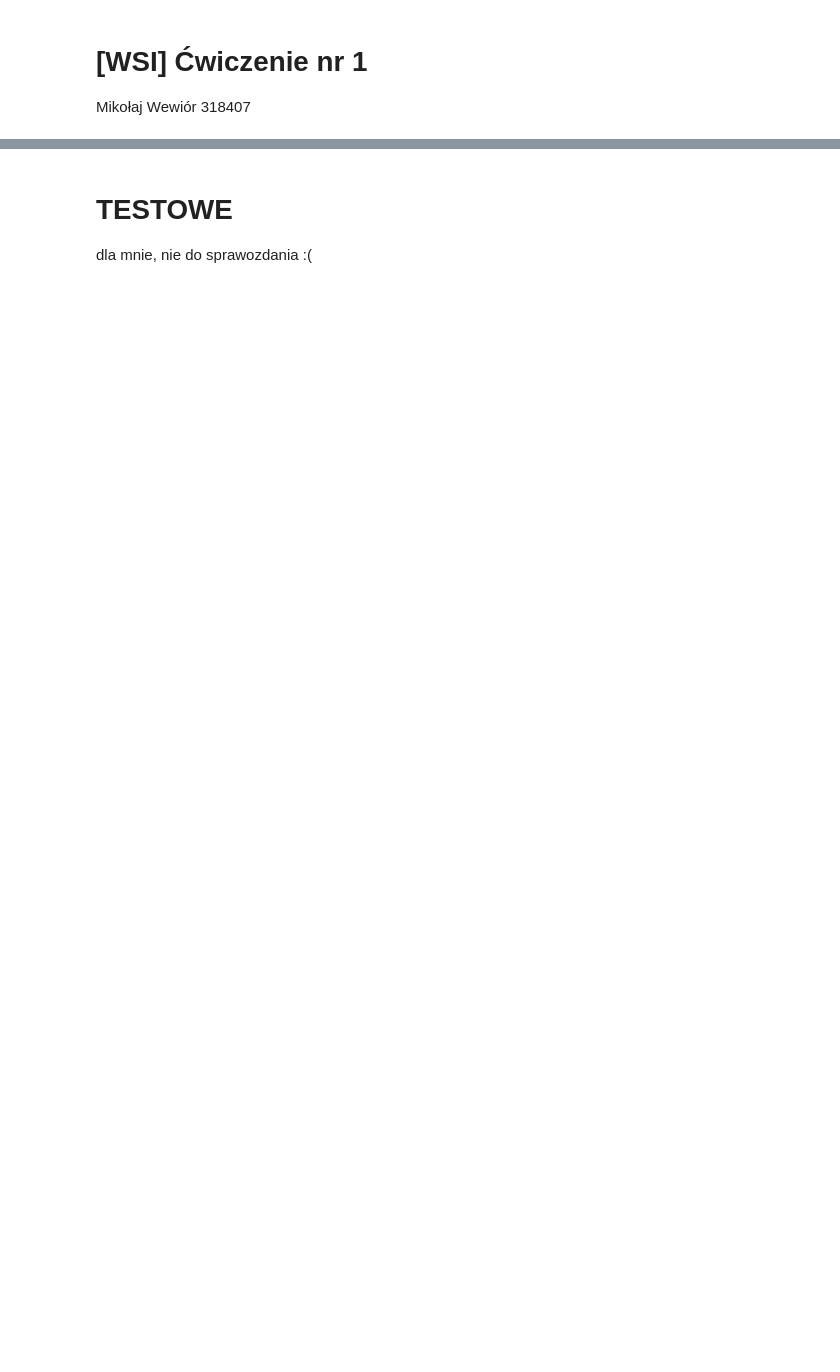
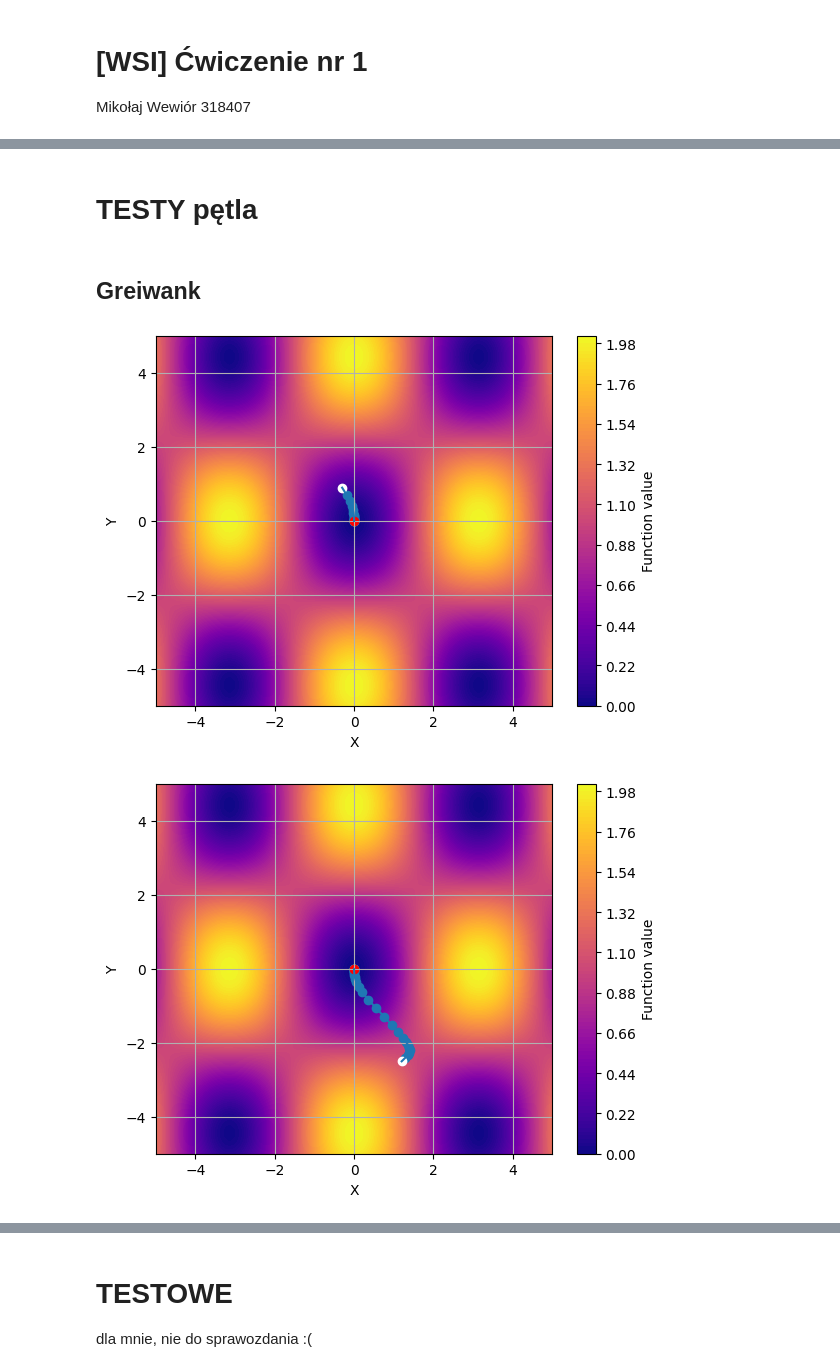
Before and after one commit to mwewior/introduction-to-ai, a Jupyter notebook: lab1/gradient.ipynb, the cells around one changed output, grey strips where cells are left out. Drawn from its saved outputs; the diff is of its cells as text; code cells hidden in the pictures; blank space fills up the shorter version.

```diff
--- a/lab1/gradient.ipynb
+++ b/lab1/gradient.ipynb
@@ -88,13 +88,17 @@ class Griewank(Function):
 
         SUM = 0
         for i in range(d):
-            SUM += x_vector[i]**2/4000
+            SUM += x_vector[i]**2
+        SUM = SUM / 4000
 
         PI = 1
         for i in range(d):
-            PI = PI*math.cos(x_vector[i]/math.sqrt(i+1))
+            PI = PI*math.cos(
+                x_vector[i]*math.sqrt(i+1)/(i+1)
+            )
 
         return SUM - PI + 1
+
 
     def grad(self, x_vector, i):
         x = x_vector
@@ -102,10 +106,10 @@ class Griewank(Function):
         for j in range(self.d()):
             if j != i:
                 PI_rest = PI_rest*math.cos(
-                    x[j]/math.sqrt(j+1)
+                    x[j]*math.sqrt(j+1)/(j+1)
                 )
 
-        return x[i]/2000 + math.sin(x[i]/math.sqrt(i+1)) * PI_rest / math.sqrt(i+1)
+        return x[i]/2000 + math.sin(x[i]*math.sqrt(i+1)/(i+1)) * PI_rest*math.sqrt(i+1)/(i+1)
 # %%
 class Test:
     def __init__(self, max_iterations, function):
@@ -220,0 +246,28 @@ GriewankPlot.plot()
+# %% [markdown]
+# TESTY pętla
+# %% [markdown]
+## Greiwank
+# %%
+bounds = [-5.0, 5.0]
+dimensions = 2
+x_init = [
+    [-0.3, 0.9],
+    [1.2, -2.5],
+    [math.pi, math.pi/math.sqrt(2)],
+    [-4.9, -3.88],
+    [4, 0.1]
+]
+
+
+beta = 0.5
+steps = 400
+
+for i in range(len(x_init)):
+    function = Griewank(bounds, dimensions, beta, x_init[i])
+    test = Test(50, function)
+    route_x, route_y, route_q = test.do_test()
+    plot = Plotter(dimensions, steps, test.function().name())
+    plot.plot(route_x, route_y)
+# %% [output]
+[figure, added]
+[figure, added]
```
Also changed, not shown: parts of 9 cells of this notebook, 1 other file.
